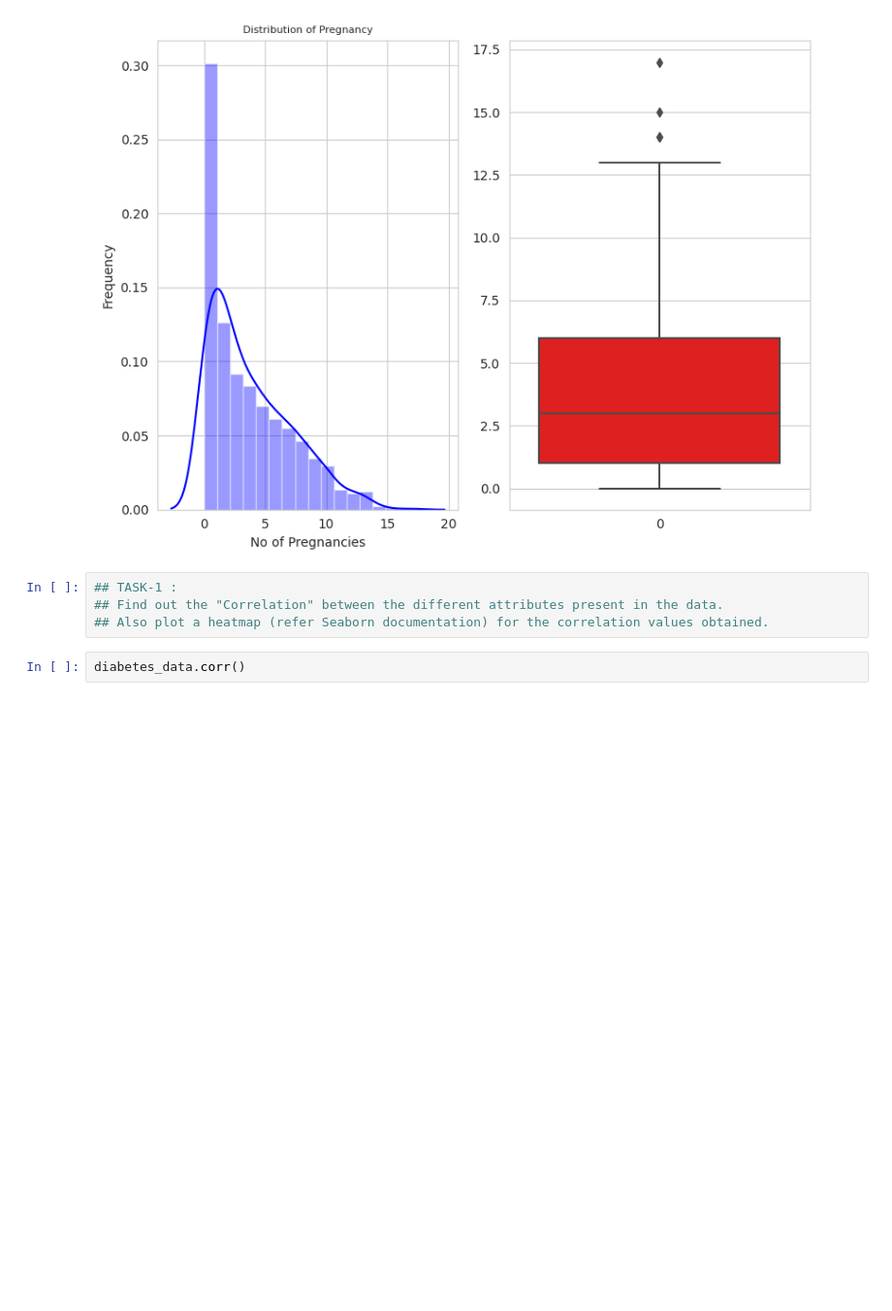
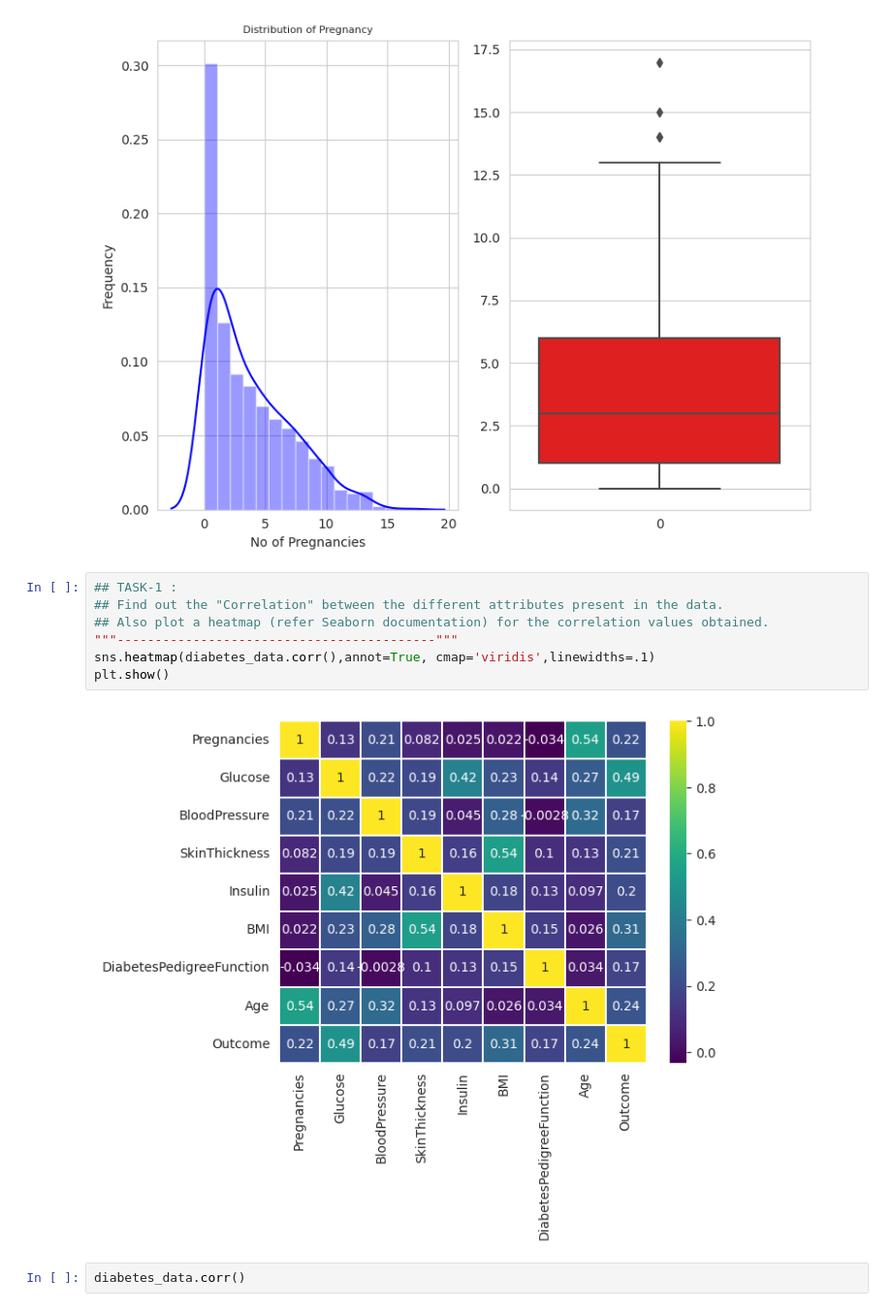
Before and after one commit to honey799/FMML, a Jupyter notebook: Mod3_project.ipynb, the cells around one changed output. Shown at 97% size. Cells and saved outputs as stored; diff of their text form; blank space fills up the shorter version.

```diff
--- a/Mod3_project.ipynb
+++ b/Mod3_project.ipynb
@@ -112,7 +113,12 @@ plt.tight_layout()
 # %%
 ## TASK-1 :
 ## Find out the "Correlation" between the different attributes present in the data.
 ## Also plot a heatmap (refer Seaborn documentation) for the correlation values obtained.
+"""------------------------------------------"""
+sns.heatmap(diabetes_data.corr(),annot=True, cmap='viridis',linewidths=.1)
+plt.show()
+# %% [output]
+[figure, added]
 # %%
 diabetes_data.corr()
 # %% [output]
```
Also changed, not shown: parts of 13 cells of this notebook.
